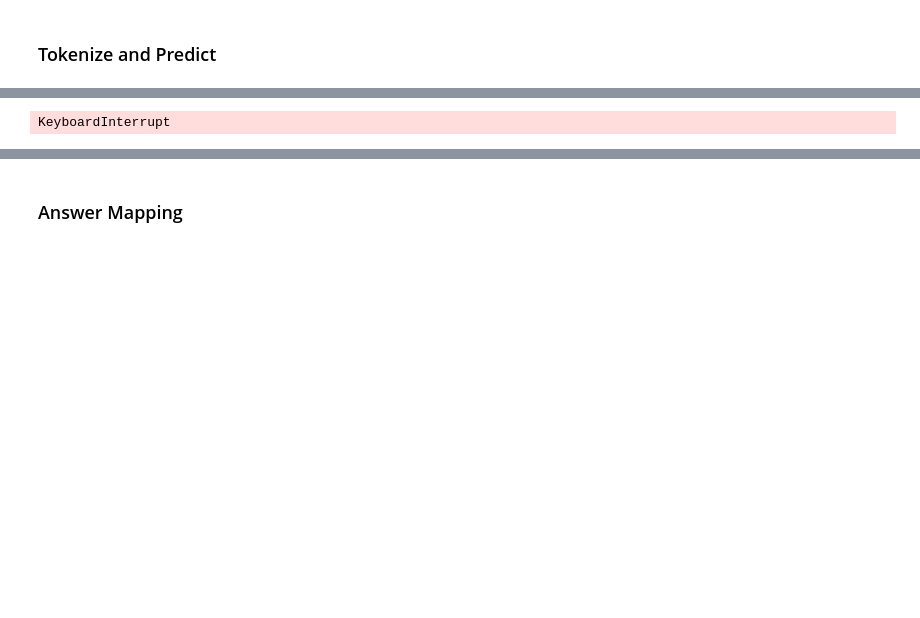
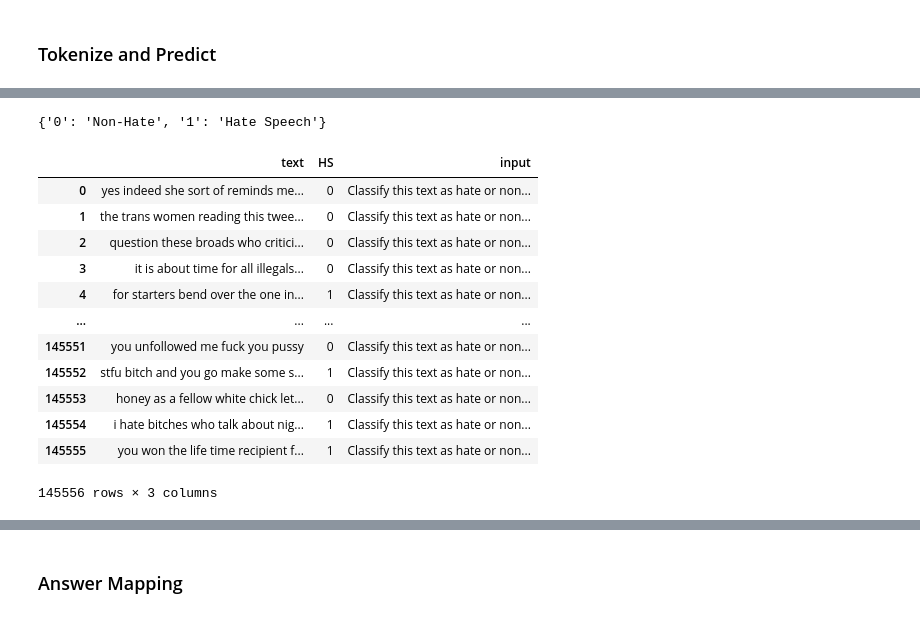
Before and after one commit to omarxadel/anlp-project, a Jupyter notebook: recreating-benchmark/instruction_fine_tuned_lms.ipynb, the cells around one changed output, grey strips where cells are left out. Drawn from its saved outputs; the diff is of its cells as text; code cells hidden in the pictures; blank space fills up the shorter version.

```diff
--- a/recreating-benchmark/instruction_fine_tuned_lms.ipynb
+++ b/recreating-benchmark/instruction_fine_tuned_lms.ipynb
@@ -61,14 +99,34 @@ inputs = tokenizer(text_data, return_tensors="pt", padding=True, truncation=True
 # %%
+batch_size = 16
 def batch_inference(data_list):
     decoded = list()
-    for i in tqdm(range(0, len(data_list)-1000, 1000)):
-        inputs = tokenizer(data_list[i: i+1000], return_tensors="pt", padding=True, truncation=True)
+    for i in tqdm(range(0, len(data_list)-batch_size, batch_size)):
+        inputs = tokenizer(data_list[i: i+batch_size], return_tensors="pt", padding=True, truncation=True)
+        inputs = {key: value.to('cuda:0') for key, value in inputs.items()}
         sequences = model.generate(**inputs, do_sample=True, min_length=0, max_length=10, temperature=0.001)
         decoded.extend(tokenizer.batch_decode(sequences, skip_special_tokens=True))
     return decoded
 decoded = batch_inference(text_data)
-# %% [output]
-KeyboardInterrupt
+# %%
+labels
+# %% [output]
+{'0': 'Non-Hate', '1': 'Hate Speech'}
+# %%
+df
+# %% [output]
+|  | text | HS | input |
+| 0 | yes indeed she sort of reminds me... | 0 | Classify this text as hate or non... |
+| 1 | the trans women reading this twee... | 0 | Classify this text as hate or non... |
+| 2 | question these broads who critici... | 0 | Classify this text as hate or non... |
+| 3 | it is about time for all illegals... | 0 | Classify this text as hate or non... |
+| 4 | for starters bend over the one in... | 1 | Classify this text as hate or non... |
+| ... | ... | ... | ... |
+| 145551 | you unfollowed me fuck you pussy | 0 | Classify this text as hate or non... |
+| 145552 | stfu bitch and you go make some s... | 1 | Classify this text as hate or non... |
+| 145553 | honey as a fellow white chick let... | 0 | Classify this text as hate or non... |
+| 145554 | i hate bitches who talk about nig... | 1 | Classify this text as hate or non... |
+| 145555 | you won the life time recipient f... | 1 | Classify this text as hate or non... |
+145556 rows × 3 columns
 # %%
 filename = 'flan_t5_results.csv'
 file_object = open(filename, 'w')
```
Also changed, not shown: parts of 29 cells of this notebook, 1 other file.
